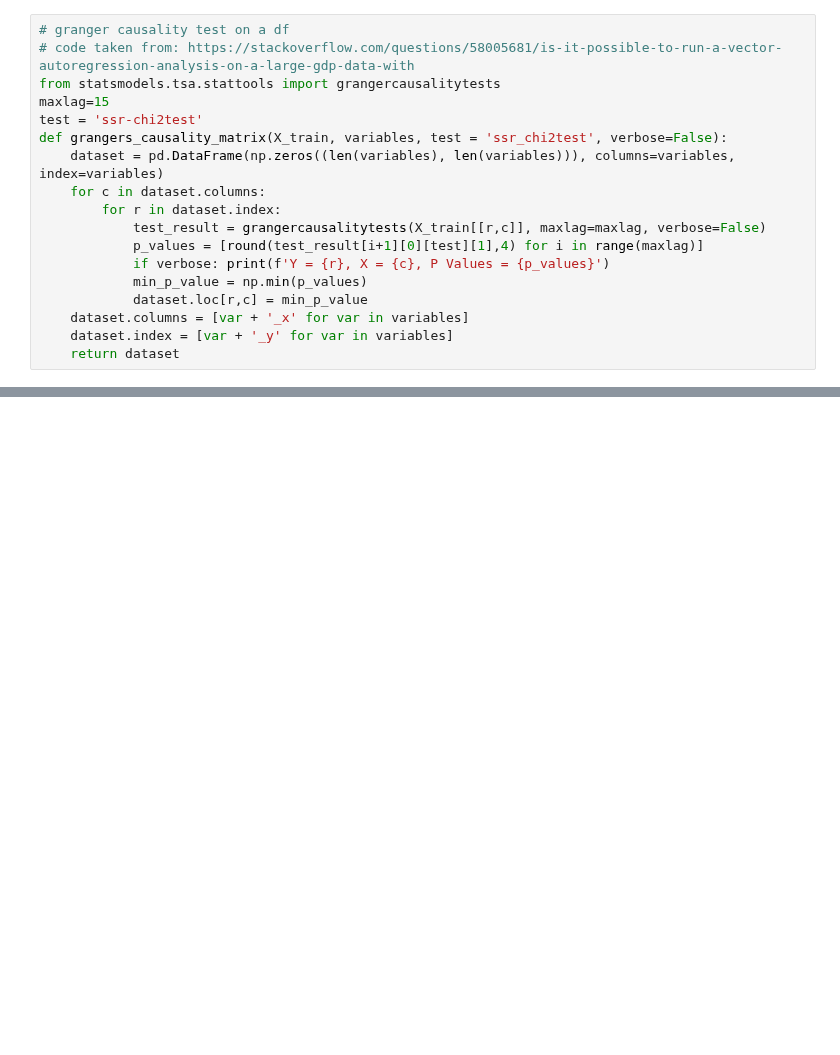
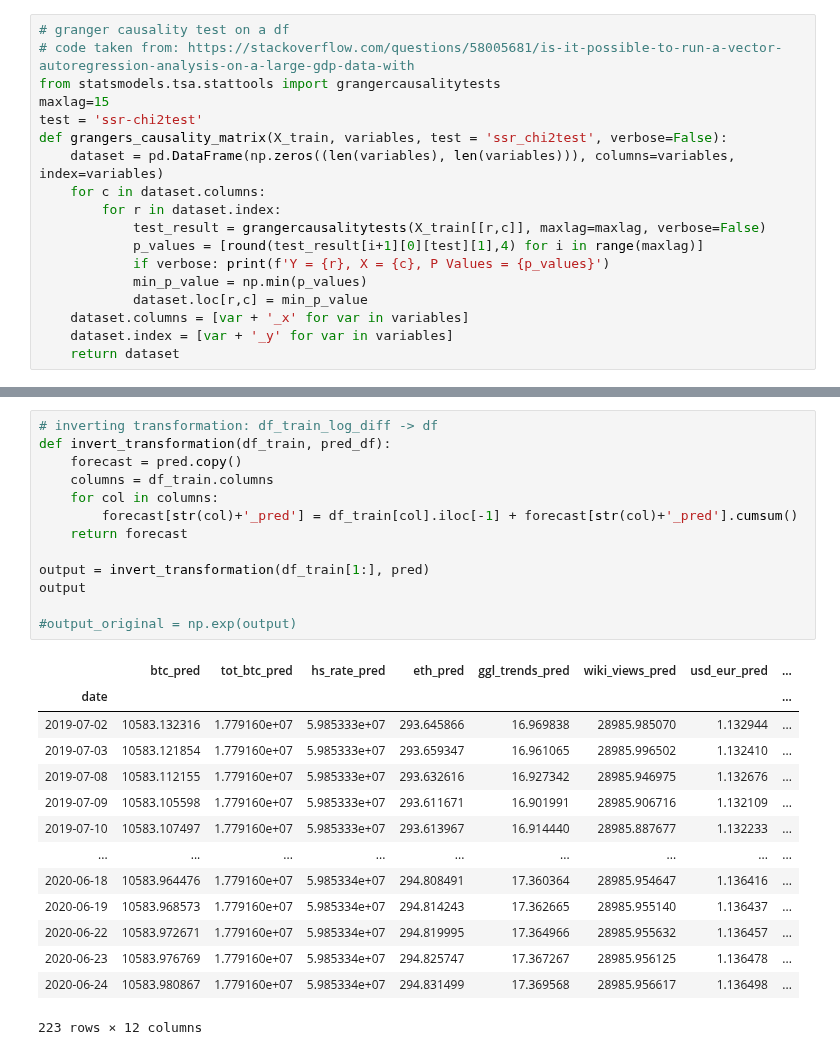
Before and after one commit to jochenmadler/BA_TimeSeriesAnalysis, a Jupyter notebook: M4.ipynb, the cells around one changed output, grey strips where cells are left out. Saved outputs shown, nothing was run; the diff lists cells and outputs as text; blank space fills up the shorter version.

```diff
--- a/M4.ipynb
+++ b/M4.ipynb
@@ -490,0 +388,28 @@ TypeError: Index(...) must be called with a collection of some kind, 'coefficien
+# %%
+# inverting transformation: df_train_log_diff -> df
+def invert_transformation(df_train, pred_df):
+    forecast = pred.copy()
+    columns = df_train.columns
+    for col in columns:
+        forecast[str(col)+'_pred'] = df_train[col].iloc[-1] + forecast[str(col)+'_pred'].cumsum()
+    return forecast
+
+output = invert_transformation(df_train[1:], pred)
+output
+
+#output_original = np.exp(output)
+# %% [output]
+|  | btc_pred | tot_btc_pred | hs_rate_pred | eth_pred | ggl_trends_pred | wiki_views_pred | usd_eur_pred | ... |
+| date |  |  |  |  |  |  |  | ... |
+| 2019-07-02 | 10583.132316 | 1.779160e+07 | 5.985333e+07 | 293.645866 | 16.969838 | 28985.985070 | 1.132944 | ... |
+| 2019-07-03 | 10583.121854 | 1.779160e+07 | 5.985333e+07 | 293.659347 | 16.961065 | 28985.996502 | 1.132410 | ... |
+| 2019-07-08 | 10583.112155 | 1.779160e+07 | 5.985333e+07 | 293.632616 | 16.927342 | 28985.946975 | 1.132676 | ... |
+| 2019-07-09 | 10583.105598 | 1.779160e+07 | 5.985333e+07 | 293.611671 | 16.901991 | 28985.906716 | 1.132109 | ... |
+| 2019-07-10 | 10583.107497 | 1.779160e+07 | 5.985333e+07 | 293.613967 | 16.914440 | 28985.887677 | 1.132233 | ... |
+| ... | ... | ... | ... | ... | ... | ... | ... | ... |
+| 2020-06-18 | 10583.964476 | 1.779160e+07 | 5.985334e+07 | 294.808491 | 17.360364 | 28985.954647 | 1.136416 | ... |
+| 2020-06-19 | 10583.968573 | 1.779160e+07 | 5.985334e+07 | 294.814243 | 17.362665 | 28985.955140 | 1.136437 | ... |
+| 2020-06-22 | 10583.972671 | 1.779160e+07 | 5.985334e+07 | 294.819995 | 17.364966 | 28985.955632 | 1.136457 | ... |
+| 2020-06-23 | 10583.976769 | 1.779160e+07 | 5.985334e+07 | 294.825747 | 17.367267 | 28985.956125 | 1.136478 | ... |
+| 2020-06-24 | 10583.980867 | 1.779160e+07 | 5.985334e+07 | 294.831499 | 17.369568 | 28985.956617 | 1.136498 | ... |
+223 rows × 12 columns
```
Also changed, not shown: parts of 22 cells of this notebook.
